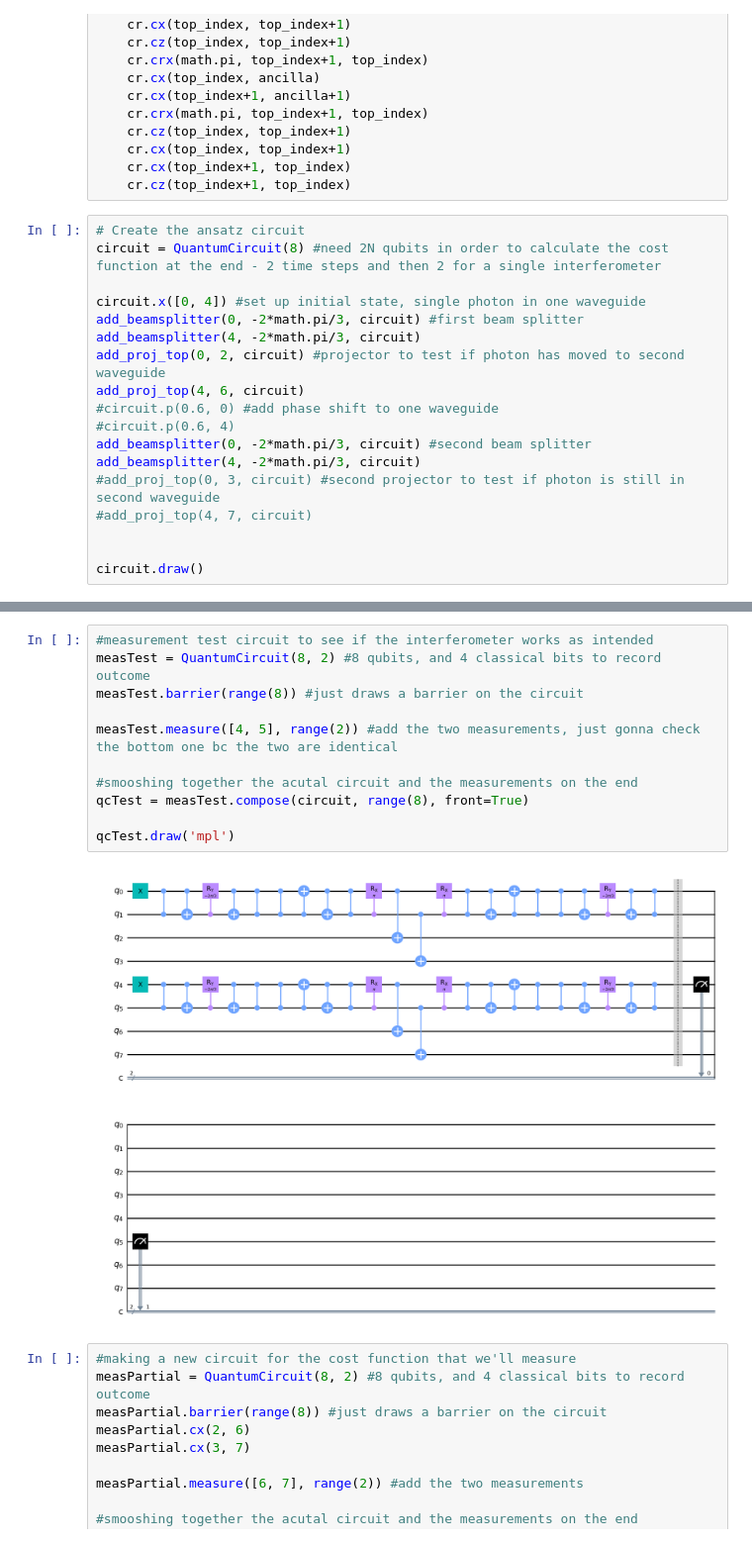
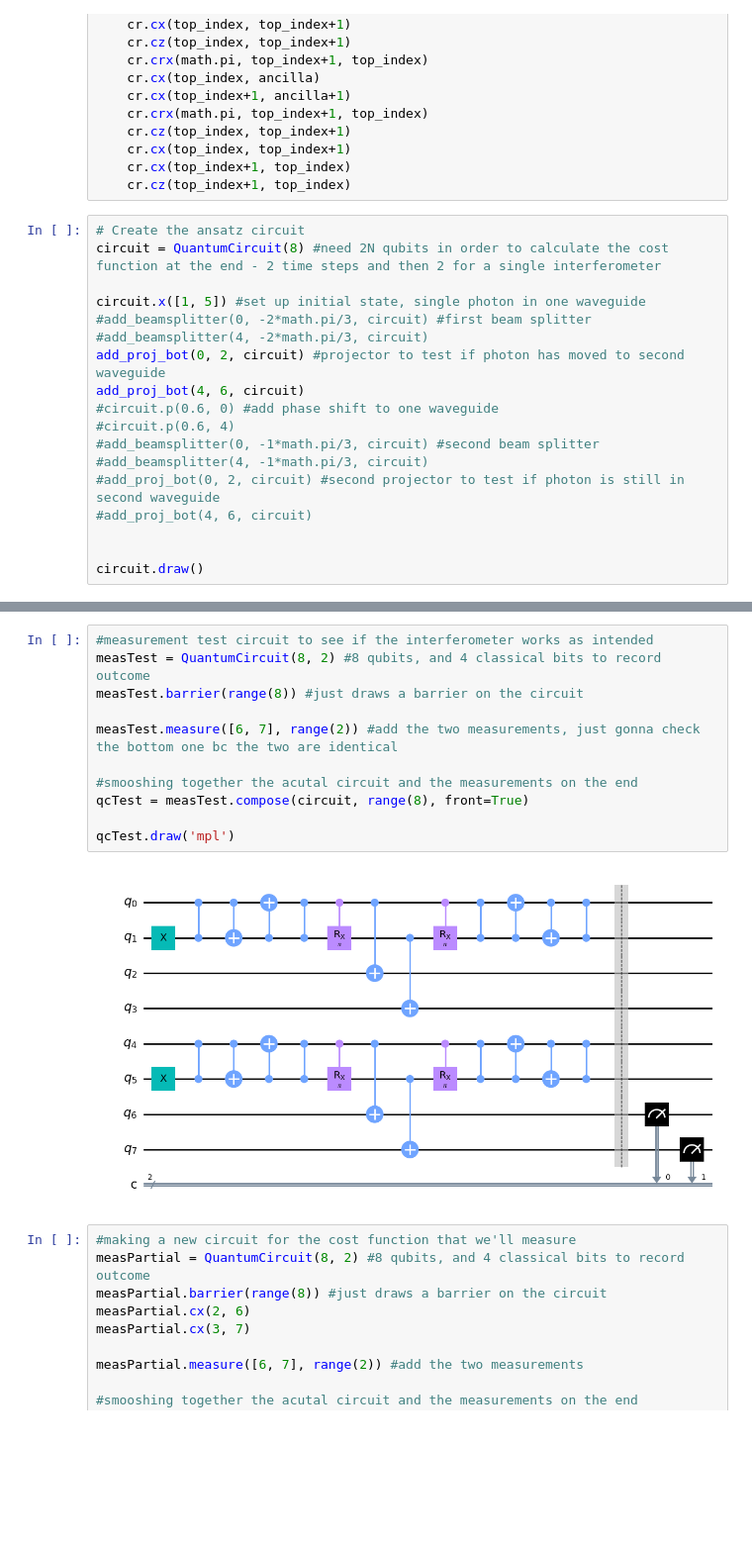
Before and after one commit to macintol/quantum-code, a Jupyter notebook: discreteProj.ipynb, the cells around one changed output, grey strips where cells are left out. Shown at 99% size. Saved outputs shown, nothing was run; the diff lists cells and outputs as text; blank space fills up the shorter version.

```diff
--- a/discreteProj.ipynb
+++ b/discreteProj.ipynb
@@ -68,17 +68,17 @@ def add_proj_top(top_index, ancilla, cr):
 # Create the ansatz circuit
 circuit = QuantumCircuit(8) #need 2N qubits in order to calculate the cost function at the end - 2 time steps and then 2 for a single interferometer
 
-circuit.x([0, 4]) #set up initial state, single photon in one waveguide
-add_beamsplitter(0, -2*math.pi/3, circuit) #first beam splitter
-add_beamsplitter(4, -2*math.pi/3, circuit)
-add_proj_top(0, 2, circuit) #projector to test if photon has moved to second waveguide
-add_proj_top(4, 6, circuit)
+circuit.x([1, 5]) #set up initial state, single photon in one waveguide
+#add_beamsplitter(0, -2*math.pi/3, circuit) #first beam splitter
+#add_beamsplitter(4, -2*math.pi/3, circuit)
+add_proj_bot(0, 2, circuit) #projector to test if photon has moved to second waveguide
+add_proj_bot(4, 6, circuit)
 #circuit.p(0.6, 0) #add phase shift to one waveguide
 #circuit.p(0.6, 4)
-add_beamsplitter(0, -2*math.pi/3, circuit) #second beam splitter
-add_beamsplitter(4, -2*math.pi/3, circuit)
-#add_proj_top(0, 3, circuit) #second projector to test if photon is still in second waveguide
-#add_proj_top(4, 7, circuit)
+#add_beamsplitter(0, -1*math.pi/3, circuit) #second beam splitter
+#add_beamsplitter(4, -1*math.pi/3, circuit)
+#add_proj_bot(0, 2, circuit) #second projector to test if photon is still in second waveguide
+#add_proj_bot(4, 6, circuit)
 
 
 circuit.draw()
@@ -103,16 +103,16 @@ q_5: ──────■─┤ X ├──────■──────┤
 # %%
 #measurement test circuit to see if the interferometer works as intended
 measTest = QuantumCircuit(8, 2) #8 qubits, and 4 classical bits to record outcome
 measTest.barrier(range(8)) #just draws a barrier on the circuit
 
-measTest.measure([4, 5], range(2)) #add the two measurements, just gonna check the bottom one bc the two are identical
+measTest.measure([6, 7], range(2)) #add the two measurements, just gonna check the bottom one bc the two are identical
 
 #smooshing together the acutal circuit and the measurements on the end
 qcTest = measTest.compose(circuit, range(8), front=True)
 
 qcTest.draw('mpl')
 # %% [output]
-[figure, old version]
+[figure, new version]
 # %%
 #making a new circuit for the cost function that we'll measure
 measPartial = QuantumCircuit(8, 2) #8 qubits, and 4 classical bits to record outcome
```
Also changed, not shown: parts of 2 cells of this notebook.
